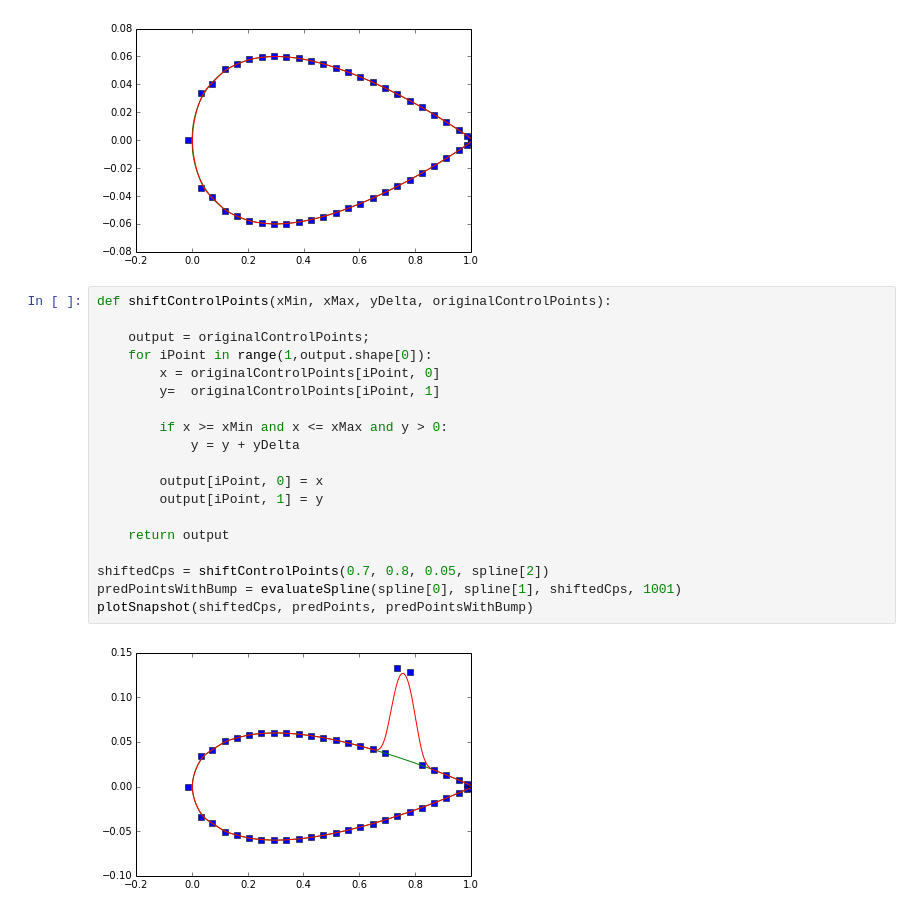
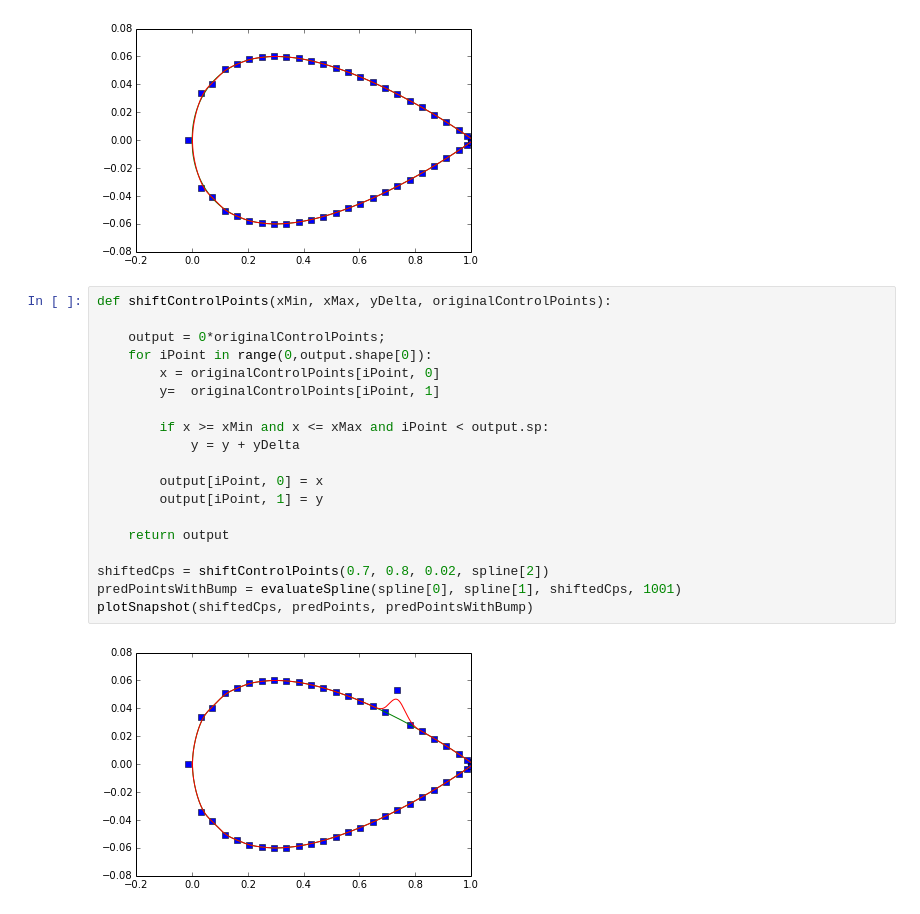
Before and after one commit to iain-peddie/AgileAlgorithmsCourse, a Jupyter notebook: src/BSpline model solution.ipynb, the cells around one changed output. Saved outputs shown, nothing was run; the diff lists cells and outputs as text.

Commit message:
Tweaked logic of moving control poitns to avoid adding inverse bump to lower surface of highly cambered shapes

```diff
--- a/src/BSpline model solution.ipynb
+++ b/src/BSpline model solution.ipynb
@@ -70,21 +70,21 @@ plotSnapshot(spline[2], dataPoints, predPoints)
 # %%
 def shiftControlPoints(xMin, xMax, yDelta, originalControlPoints):
 
-    output = originalControlPoints;
-    for iPoint in range(1,output.shape[0]):
+    output = 0*originalControlPoints;
+    for iPoint in range(0,output.shape[0]):
         x = originalControlPoints[iPoint, 0]
         y=  originalControlPoints[iPoint, 1]
 
-        if x >= xMin and x <= xMax and y > 0:
+        if x >= xMin and x <= xMax and iPoint < output.sp:
             y = y + yDelta
 
         output[iPoint, 0] = x
         output[iPoint, 1] = y
 
     return output
 
-shiftedCps = shiftControlPoints(0.7, 0.8, 0.05, spline[2])
+shiftedCps = shiftControlPoints(0.7, 0.8, 0.02, spline[2])
 predPointsWithBump = evaluateSpline(spline[0], spline[1], shiftedCps, 1001)
 plotSnapshot(shiftedCps, predPoints, predPointsWithBump)
 # %% [output]
-[figure, old version]
+[figure, new version]
```
